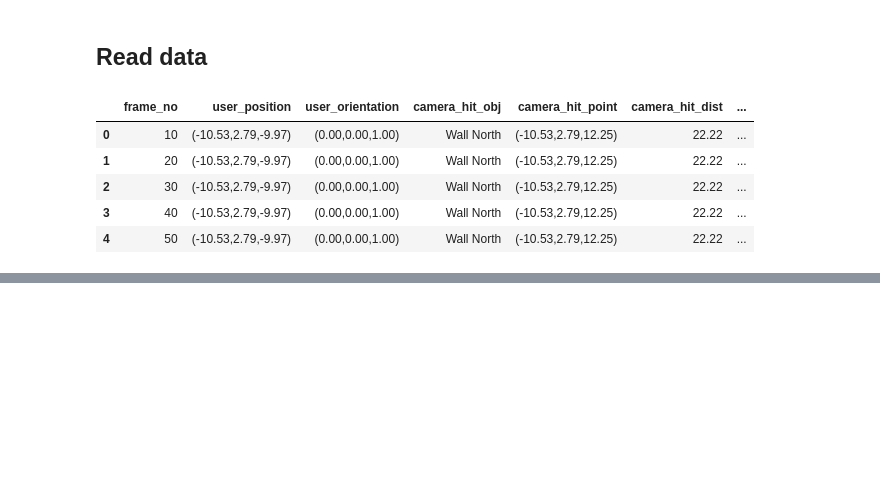
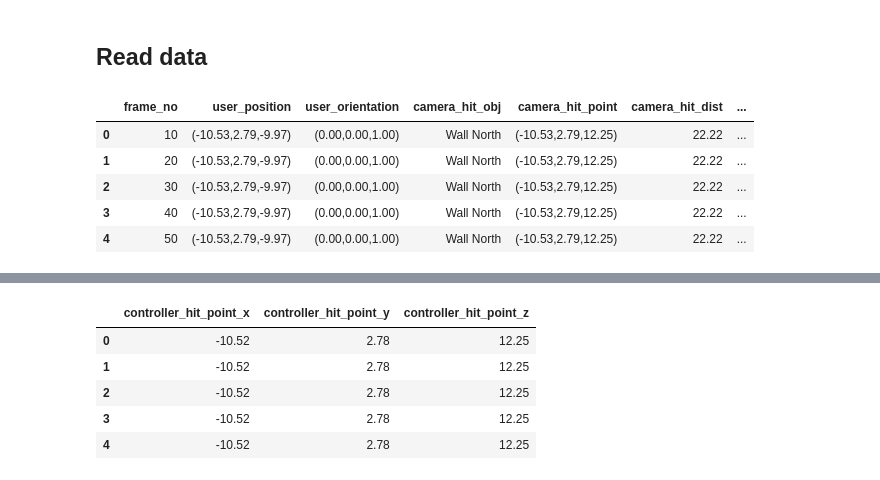
Before and after one commit to spencerwooo/situational-awareness-vr, a Jupyter notebook: DataAnalysis/InteractionAnalysis.ipynb, the cells around one changed output, grey strips where cells are left out. Saved outputs shown, nothing was run; the diff lists cells and outputs as text; code cells hidden in the pictures; blank space fills up the shorter version.

```diff
--- a/DataAnalysis/InteractionAnalysis.ipynb
+++ b/DataAnalysis/InteractionAnalysis.ipynb
@@ -47 +56,10 @@ user_position
+# %%
+controller_hit_point.head()
+# %% [output]
+|  | controller_hit_point_x | controller_hit_point_y | controller_hit_point_z |
+| 0 | -10.52 | 2.78 | 12.25 |
+| 1 | -10.52 | 2.78 | 12.25 |
+| 2 | -10.52 | 2.78 | 12.25 |
+| 3 | -10.52 | 2.78 | 12.25 |
+| 4 | -10.52 | 2.78 | 12.25 |
 # %%
```
Also changed, not shown: parts of 6 cells of this notebook, 2 other files.
